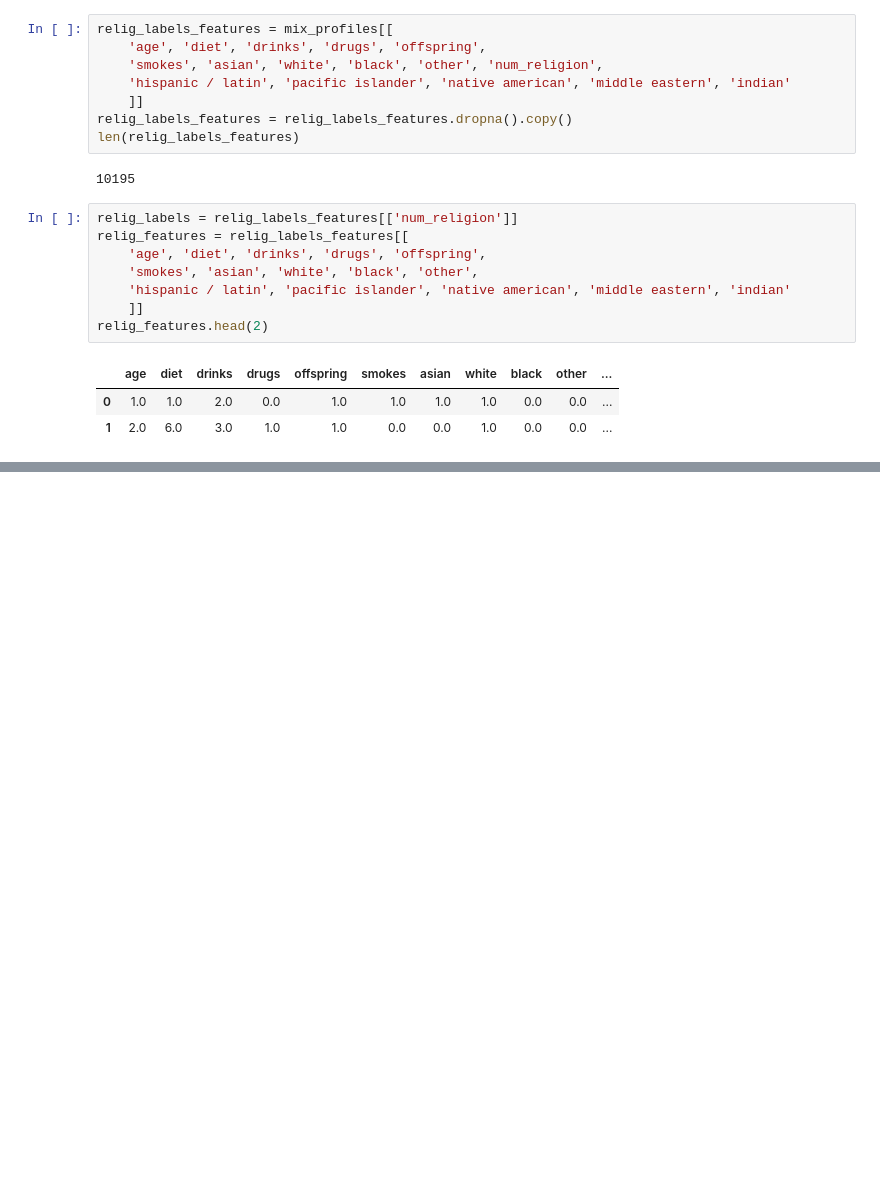
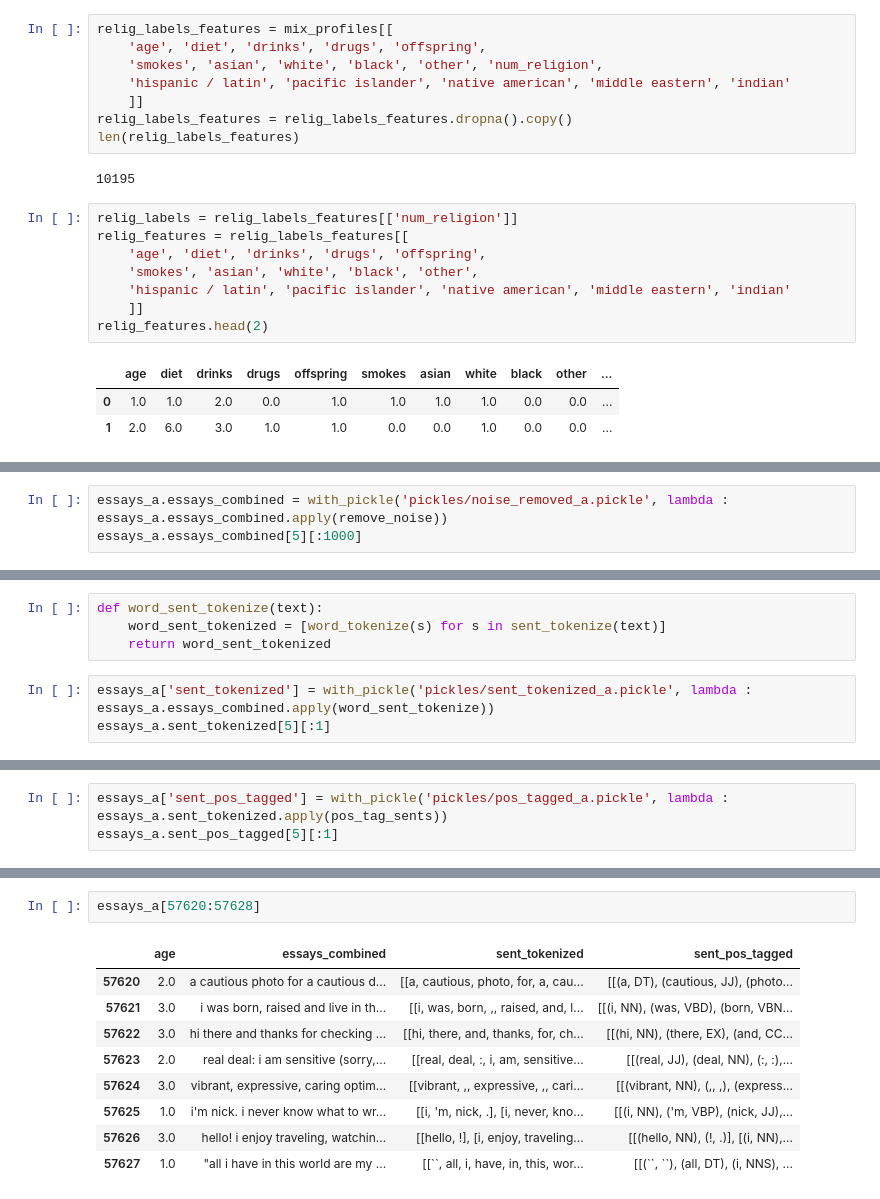
Before and after one commit to 3quetra/portfolio, a Jupyter notebook: ml/supervised_learning/dating_app_profiles_analysis.ipynb, the cells around one changed output, grey strips where cells are left out. Cells and saved outputs as stored; diff of their text form; blank space fills up the shorter version.

```diff
--- a/ml/supervised_learning/dating_app_profiles_analysis.ipynb
+++ b/ml/supervised_learning/dating_app_profiles_analysis.ipynb
@@ -351,0 +564,3 @@ visualise_barchart(
+# %%
+essays_a.essays_combined = with_pickle('pickles/noise_removed_a.pickle', lambda : essays_a.essays_combined.apply(remove_noise))
+essays_a.essays_combined[5][:1000]
@@ -351,0 +574,7 @@ visualise_barchart(
+# %%
+def word_sent_tokenize(text):
+    word_sent_tokenized = [word_tokenize(s) for s in sent_tokenize(text)]
+    return word_sent_tokenized
+# %%
+essays_a['sent_tokenized'] = with_pickle('pickles/sent_tokenized_a.pickle', lambda : essays_a.essays_combined.apply(word_sent_tokenize))
+essays_a.sent_tokenized[5][:1]
@@ -351,0 +604,3 @@ visualise_barchart(
+# %%
+essays_a['sent_pos_tagged'] = with_pickle('pickles/pos_tagged_a.pickle', lambda : essays_a.sent_tokenized.apply(pos_tag_sents))
+essays_a.sent_pos_tagged[5][:1]
@@ -351,0 +889,12 @@ visualise_barchart(
+# %%
+essays_a[57620:57628]
+# %% [output]
+|  | age | essays_combined | sent_tokenized | sent_pos_tagged |
+| 57620 | 2.0 | a cautious photo for a cautious d... | [[a, cautious, photo, for, a, cau... | [[(a, DT), (cautious, JJ), (photo... |
+| 57621 | 3.0 | i was born, raised and live in th... | [[i, was, born, ,, raised, and, l... | [[(i, NN), (was, VBD), (born, VBN... |
+| 57622 | 3.0 | hi there and thanks for checking ... | [[hi, there, and, thanks, for, ch... | [[(hi, NN), (there, EX), (and, CC... |
+| 57623 | 2.0 | real deal: i am sensitive (sorry,... | [[real, deal, :, i, am, sensitive... | [[(real, JJ), (deal, NN), (:, :),... |
+| 57624 | 3.0 | vibrant, expressive, caring optim... | [[vibrant, ,, expressive, ,, cari... | [[(vibrant, NN), (,, ,), (express... |
+| 57625 | 1.0 | i'm nick. i never know what to wr... | [[i, 'm, nick, .], [i, never, kno... | [[(i, NN), ('m, VBP), (nick, JJ),... |
+| 57626 | 3.0 | hello! i enjoy traveling, watchin... | [[hello, !], [i, enjoy, traveling... | [[(hello, NN), (!, .)], [(i, NN),... |
+| 57627 | 1.0 | "all i have in this world are my ... | [[``, all, i, have, in, this, wor... | [[(``, ``), (all, DT), (i, NNS), ... |
```
Also changed, not shown: parts of 80 cells of this notebook, 1 other file.
